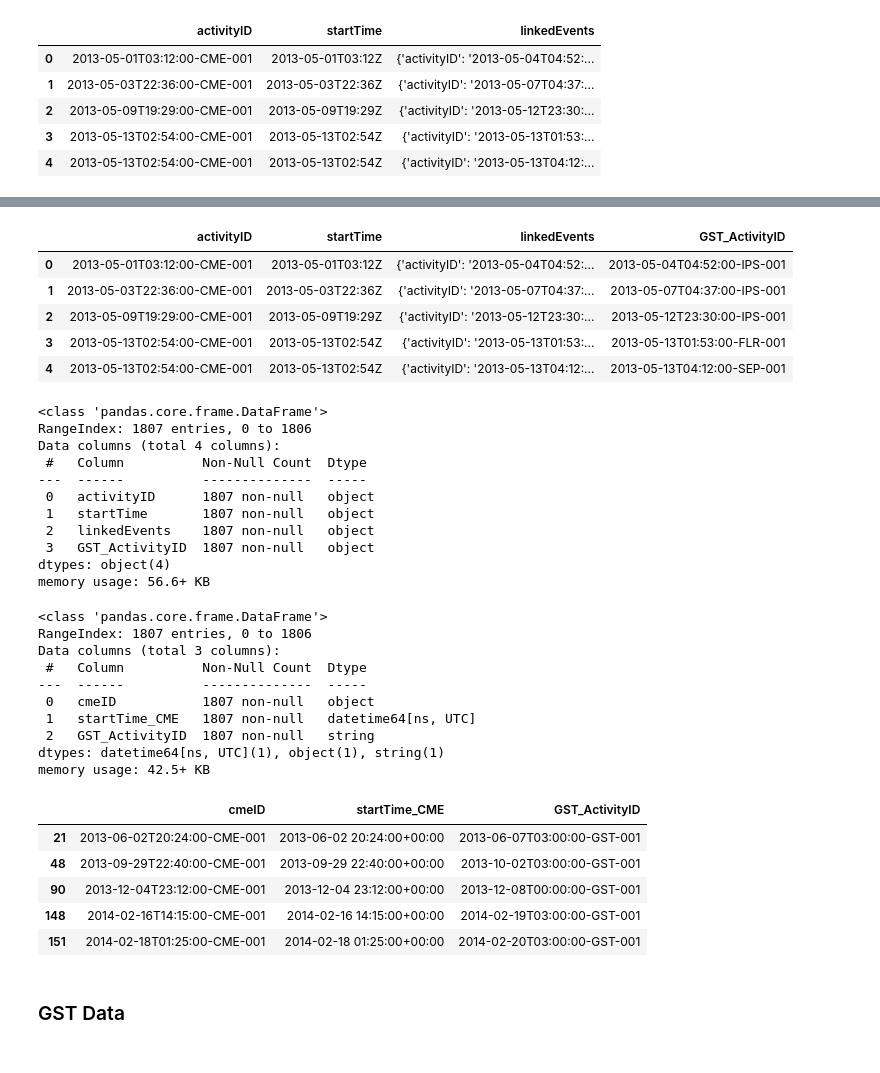
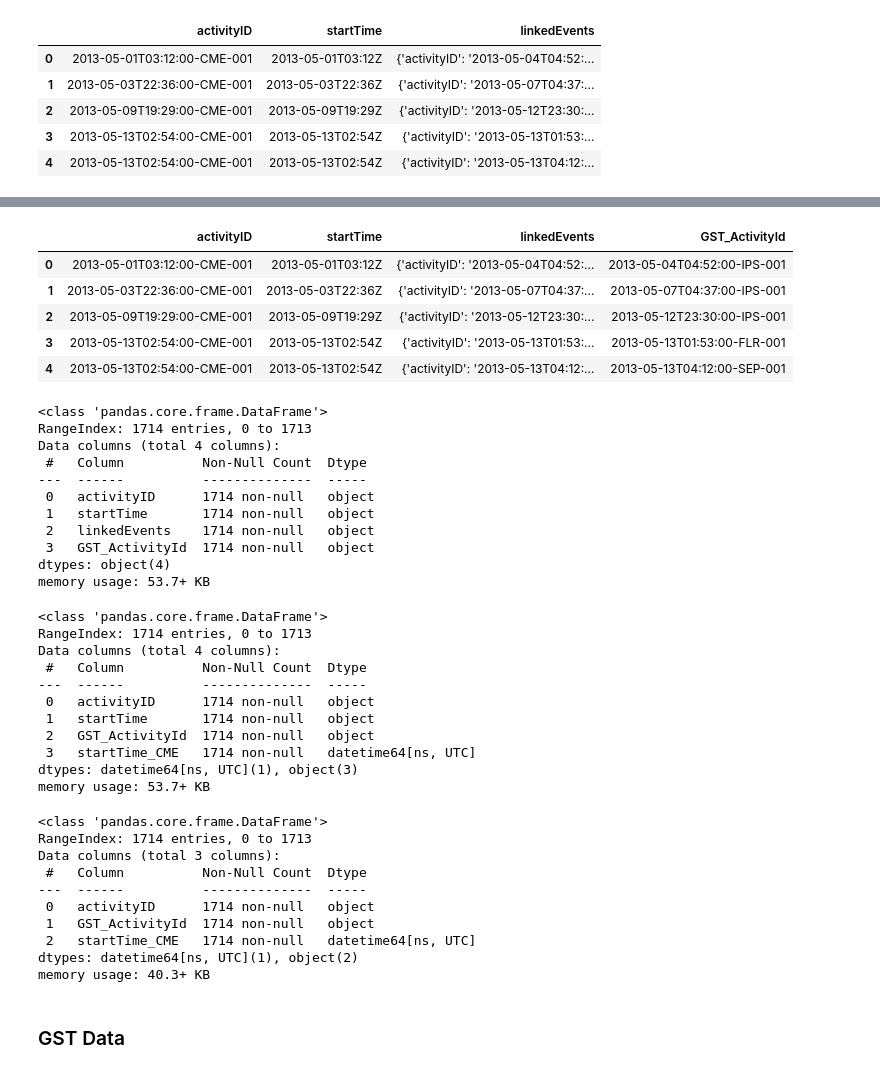
Before and after one commit to DassV24/data-sourcing-challenge, a Jupyter notebook: Starter_Code/retrieve_data.ipynb, the cells around one changed output, grey strips where cells are left out. Saved outputs shown, nothing was run; the diff lists cells and outputs as text; code cells hidden in the pictures.

```diff
--- a/Starter_Code/retrieve_data.ipynb
+++ b/Starter_Code/retrieve_data.ipynb
@@ -156,7 +170,13 @@ expanded_rows_df.head()
 
 def extract_activityID_from_dict(dict):
     try:
-        return
+        value = dict.get("activityID", None)
+        return value
+
+    except (TypeError, ValueError):
+            print(f"Error processing this dictionary: {TypeError, ValueError}")
 
         # Log the error or print it for debugging
+
+print(extract_activityID_from_dict(expanded_rows_df.loc[0, 'linkedEvents']))
 # %% [output]
@@ -164,8 +184,10 @@ def extract_activityID_from_dict(dict):
 # %%
 # Apply this function to each row in the 'linkedEvents' column (you can use apply() and a lambda function)
 # and create a new column called 'GST_ActivityID' using loc indexer:
+expanded_rows_df["GST_ActivityId"] = expanded_rows_df["linkedEvents"].apply(lambda row: extract_activityID_from_dict(row))
+expanded_rows_df.head()
 # %% [output]
-|  | activityID | startTime | linkedEvents | GST_ActivityID |
+|  | activityID | startTime | linkedEvents | GST_ActivityId |
 | 0 | 2013-05-01T03:12:00-CME-001 | 2013-05-01T03:12Z | {'activityID': '2013-05-04T04:52:... | 2013-05-04T04:52:00-IPS-001 |
 | 1 | 2013-05-03T22:36:00-CME-001 | 2013-05-03T22:36Z | {'activityID': '2013-05-07T04:37:... | 2013-05-07T04:37:00-IPS-001 |
 | 2 | 2013-05-09T19:29:00-CME-001 | 2013-05-09T19:29Z | {'activityID': '2013-05-12T23:30:... | 2013-05-12T23:30:00-IPS-001 |
@@ -176,48 +199,62 @@ def extract_activityID_from_dict(dict):
 # %%
 # print out the datatype of each column in this DataFrame:
+expanded_rows_df.info()
 # %% [output]
 <class 'pandas.core.frame.DataFrame'>
-RangeIndex: 1807 entries, 0 to 1806
+RangeIndex: 1714 entries, 0 to 1713
 Data columns (total 4 columns):
  #   Column          Non-Null Count  Dtype
 ---  ------          --------------  -----
- 0   activityID      1807 non-null   object
- 1   startTime       1807 non-null   object
- 2   linkedEvents    1807 non-null   object
- 3   GST_ActivityID  1807 non-null   object
+ 0   activityID      1714 non-null   object
+ 1   startTime       1714 non-null   object
+ 2   linkedEvents    1714 non-null   object
+ 3   GST_ActivityId  1714 non-null   object
 dtypes: object(4)
-memory usage: 56.6+ KB
+memory usage: 53.7+ KB
 # %%
 # Convert the 'GST_ActivityID' column to string format
+    # it is a string already
 
 # Convert startTime to datetime format
-
+expanded_rows_df['startTime_CME'] = pd.to_datetime(expanded_rows_df['startTime'])
 # Rename startTime to startTime_CME and activityID to cmeID
 
 # Drop linkedEvents
+expanded_rows_df = expanded_rows_df.drop(columns=['linkedEvents'])
 
 # Verify that all steps were executed correctly
+expanded_rows_df.info()
 # %% [output]
 <class 'pandas.core.frame.DataFrame'>
-RangeIndex: 1807 entries, 0 to 1806
-Data columns (total 3 columns):
+RangeIndex: 1714 entries, 0 to 1713
+Data columns (total 4 columns):
  #   Column          Non-Null Count  Dtype
 ---  ------          --------------  -----
- 0   cmeID           1807 non-null   object
- 1   startTime_CME   1807 non-null   datetime64[ns, UTC]
- 2   GST_ActivityID  1807 non-null   string
-dtypes: datetime64[ns, UTC](1), object(1), string(1)
-memory usage: 42.5+ KB
+ 0   activityID      1714 non-null   object
+ 1   startTime       1714 non-null   object
+ 2   GST_ActivityId  1714 non-null   object
+ 3   startTime_CME   1714 non-null   datetime64[ns, UTC]
+dtypes: datetime64[ns, UTC](1), object(3)
+memory usage: 53.7+ KB
 # %%
 # We are only interested in CMEs related to GSTs so keep only rows where the GST_ActivityID column contains 'GST'
 # use the method 'contains()' from the str library.
+CME_df = expanded_rows_df[expanded_rows_df['GST_ActivityId'].str.contains("GST")]
+# Dropiing the startTime column
+CME_df = expanded_rows_df.drop(columns=['startTime'])
+# Verify output
+CME_df.info()
 # %% [output]
-|  | cmeID | startTime_CME | GST_ActivityID |
-| 21 | 2013-06-02T20:24:00-CME-001 | 2013-06-02 20:24:00+00:00 | 2013-06-07T03:00:00-GST-001 |
-| 48 | 2013-09-29T22:40:00-CME-001 | 2013-09-29 22:40:00+00:00 | 2013-10-02T03:00:00-GST-001 |
-| 90 | 2013-12-04T23:12:00-CME-001 | 2013-12-04 23:12:00+00:00 | 2013-12-08T00:00:00-GST-001 |
-| 148 | 2014-02-16T14:15:00-CME-001 | 2014-02-16 14:15:00+00:00 | 2014-02-19T03:00:00-GST-001 |
-| 151 | 2014-02-18T01:25:00-CME-001 | 2014-02-18 01:25:00+00:00 | 2014-02-20T03:00:00-GST-001 |
+<class 'pandas.core.frame.DataFrame'>
+RangeIndex: 1714 entries, 0 to 1713
+Data columns (total 3 columns):
+ #   Column          Non-Null Count  Dtype
+---  ------          --------------  -----
+ 0   activityID      1714 non-null   object
+ 1   GST_ActivityId  1714 non-null   object
+ 2   startTime_CME   1714 non-null   datetime64[ns, UTC]
+dtypes: datetime64[ns, UTC](1), object(2)
+memory usage: 40.3+ KB
 # %% [markdown]
 ### GST Data
 # %%
```
Also changed, not shown: parts of 18 cells of this notebook, 2 other files.
